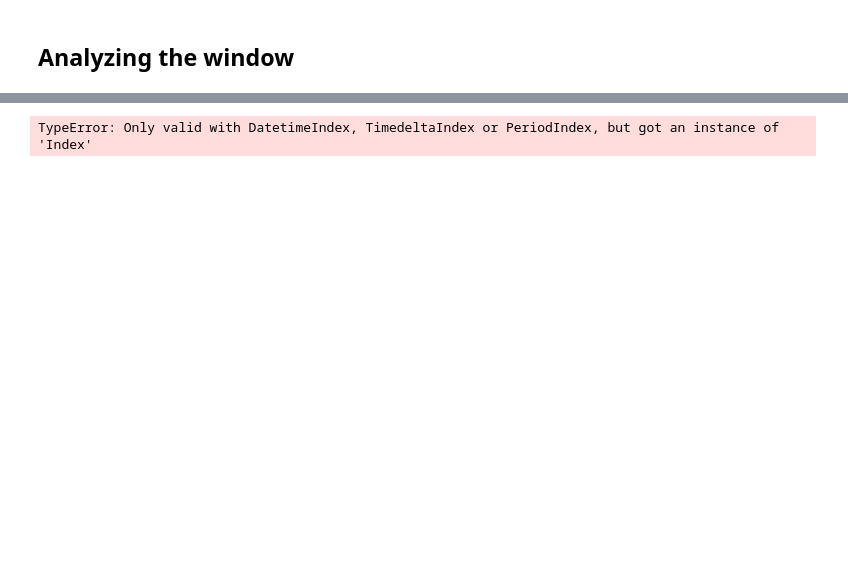
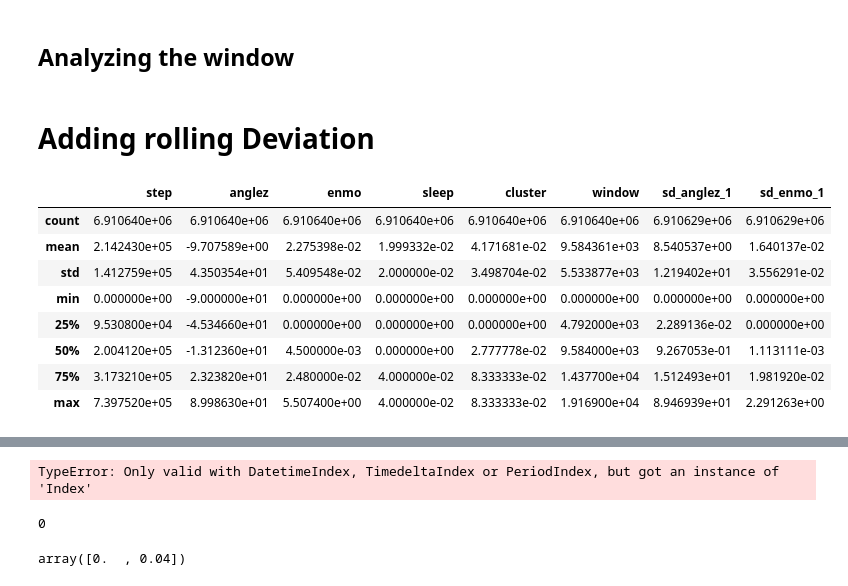
Before and after one commit to snajeebz/CMI-SleepState-Detection, a Jupyter notebook: windowing.ipynb, the cells around one changed output, grey strips where cells are left out. Saved outputs shown, nothing was run; the diff lists cells and outputs as text; code cells hidden in the pictures; blank space fills up the shorter version.

```diff
--- a/windowing.ipynb
+++ b/windowing.ipynb
@@ -150,4 +173,20 @@ df_n.describe()
 # %% [markdown]
 ## Analyzing the window
+# %% [markdown]
+# Adding rolling Deviation
+# %%
+df_n['sd_anglez_1']=df_n['anglez'].rolling(window=12).std()
+df_n['sd_enmo_1']=df_n['enmo'].rolling(window=12).std()
+df_n.describe()
+# %% [output]
+|  | step | anglez | enmo | sleep | cluster | window | sd_anglez_1 | sd_enmo_1 |
+| count | 6.910640e+06 | 6.910640e+06 | 6.910640e+06 | 6.910640e+06 | 6.910640e+06 | 6.910640e+06 | 6.910629e+06 | 6.910629e+06 |
+| mean | 2.142430e+05 | -9.707589e+00 | 2.275398e-02 | 1.999332e-02 | 4.171681e-02 | 9.584361e+03 | 8.540537e+00 | 1.640137e-02 |
+| std | 1.412759e+05 | 4.350354e+01 | 5.409548e-02 | 2.000000e-02 | 3.498704e-02 | 5.533877e+03 | 1.219402e+01 | 3.556291e-02 |
+| min | 0.000000e+00 | -9.000000e+01 | 0.000000e+00 | 0.000000e+00 | 0.000000e+00 | 0.000000e+00 | 0.000000e+00 | 0.000000e+00 |
+| 25% | 9.530800e+04 | -4.534660e+01 | 0.000000e+00 | 0.000000e+00 | 0.000000e+00 | 4.792000e+03 | 2.289136e-02 | 0.000000e+00 |
+| 50% | 2.004120e+05 | -1.312360e+01 | 4.500000e-03 | 0.000000e+00 | 2.777778e-02 | 9.584000e+03 | 9.267053e-01 | 1.113111e-03 |
+| 75% | 3.173210e+05 | 2.323820e+01 | 2.480000e-02 | 4.000000e-02 | 8.333333e-02 | 1.437700e+04 | 1.512493e+01 | 1.981920e-02 |
+| max | 7.397520e+05 | 8.998630e+01 | 5.507400e+00 | 4.000000e-02 | 8.333333e-02 | 1.916900e+04 | 8.946939e+01 | 2.291263e+00 |
 # %%
 for i in range(10):
@@ -183,3 +223,17 @@ fig.show()
 fig=px.line(y=df['enmo'][df['window']==1],x=df['timestamp'][df['window']==1])
 fig.add_scatter(y=df['cluster'][df['window']==1],x=df['timestamp'][df['window']==1])
 fig.show()
+# %%
+df_n.columns
+df_n['sd_enmo_1']=pd.to_numeric(df_n['sd_enmo_1'])
+
+df_n['sd_enmo_1'].fillna('0.0',inplace=True)
+df_n['sd_enmo_1'].isnull().sum()
+# %% [output]
+0
+# %%
+df_n['sd_anglez_1']=pd.to_numeric(df_n['sd_anglez_1'])
+df_n['sd_anglez_1'].fillna('0.0',inplace=True)
+df_n['sd_anglez_1'].isnull().sum()
+# %% [output]
+array([0.  , 0.04])
```
Also changed, not shown: parts of 19 cells of this notebook.
